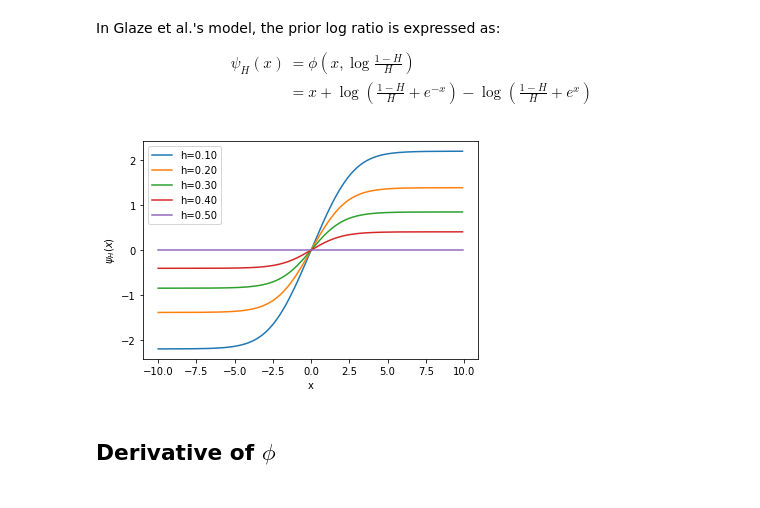
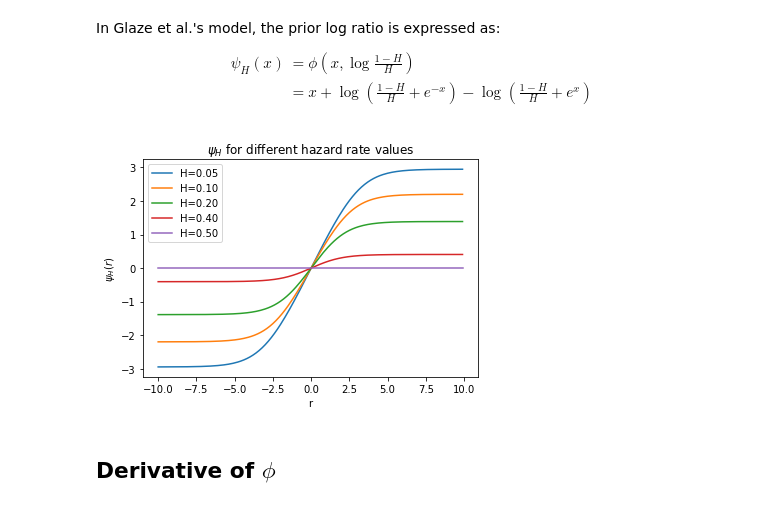
Before and after one commit to conormcgrory/brainstate_dm, a Jupyter notebook: notebooks/phi_function.ipynb, the cells around one changed output. Saved outputs shown, nothing was run; the diff lists cells and outputs as text; code cells hidden in the pictures.

```diff
--- a/notebooks/phi_function.ipynb
+++ b/notebooks/phi_function.ipynb
@@ -27,3 +29,13 @@ plt.legend();
 [figure]
 # %% [markdown]
 One important thing to note about this plot is that the asymptotes of $\phi(x, c)$ are $x = +c$ and $x = -c$.
+# %%
+x = np.arange(-10, 10, 0.1)
+c = 0.
+
+plt.plot(x, phi(x, c), label='phi')
+plt.plot(x, c * (2 * expit(x) - 1), label='sigma')
+
+plt.xlabel('x')
+plt.ylabel('$\phi(x, c)$')
+plt.legend();
@@ -43,16 +57,18 @@ def psi(x, h):
     return phi(x, np.log(1 - h) - np.log(h))
 # %%
 x = np.arange(-10, 10, 0.1)
-h_vals = [0.1, 0.2, 0.3, 0.4, 0.5]
+h_vals = [0.05, 0.1, 0.2, 0.4, 0.5]
 
 for h in h_vals:
-    plt.plot(x, psi(x, h), label=f'h={h:.2f}')
+    plt.plot(x, psi(x, h), label=f'H={h:.2f}')
 
-plt.xlabel('x')
-plt.ylabel('$\psi_H(x)$')
+plt.xlabel('r')
+plt.ylabel('$\psi_H(r)$')
+plt.title('$\psi_H$ for different hazard rate values')
 plt.legend();
+plt.savefig('/Users/cmcgrory/engel_lab/presentations/rotation_talk/img/psi_hvals.png')
 # %% [output]
-[figure, old version]
+[figure, new version]
 # %% [markdown]
 ## Derivative of $\phi$
 # %% [markdown]
```
Also changed, not shown: parts of 3 cells of this notebook, 7 other files.
